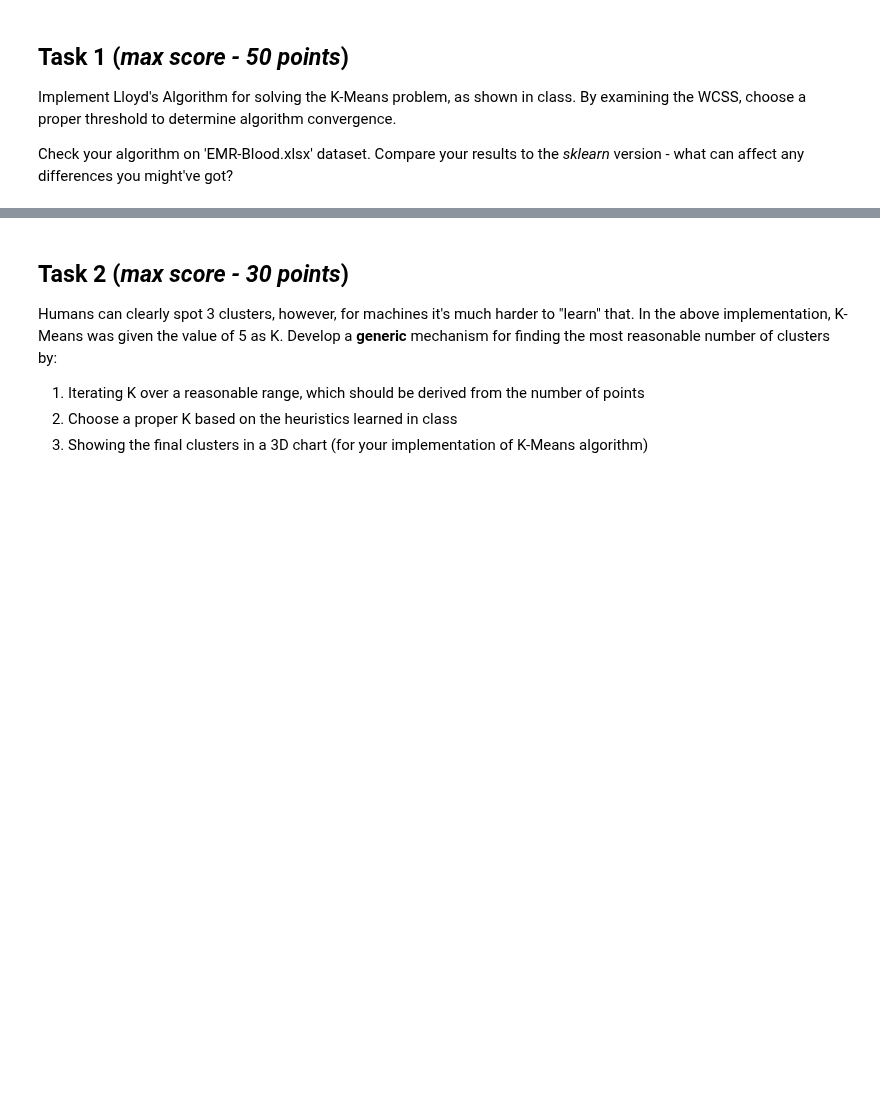
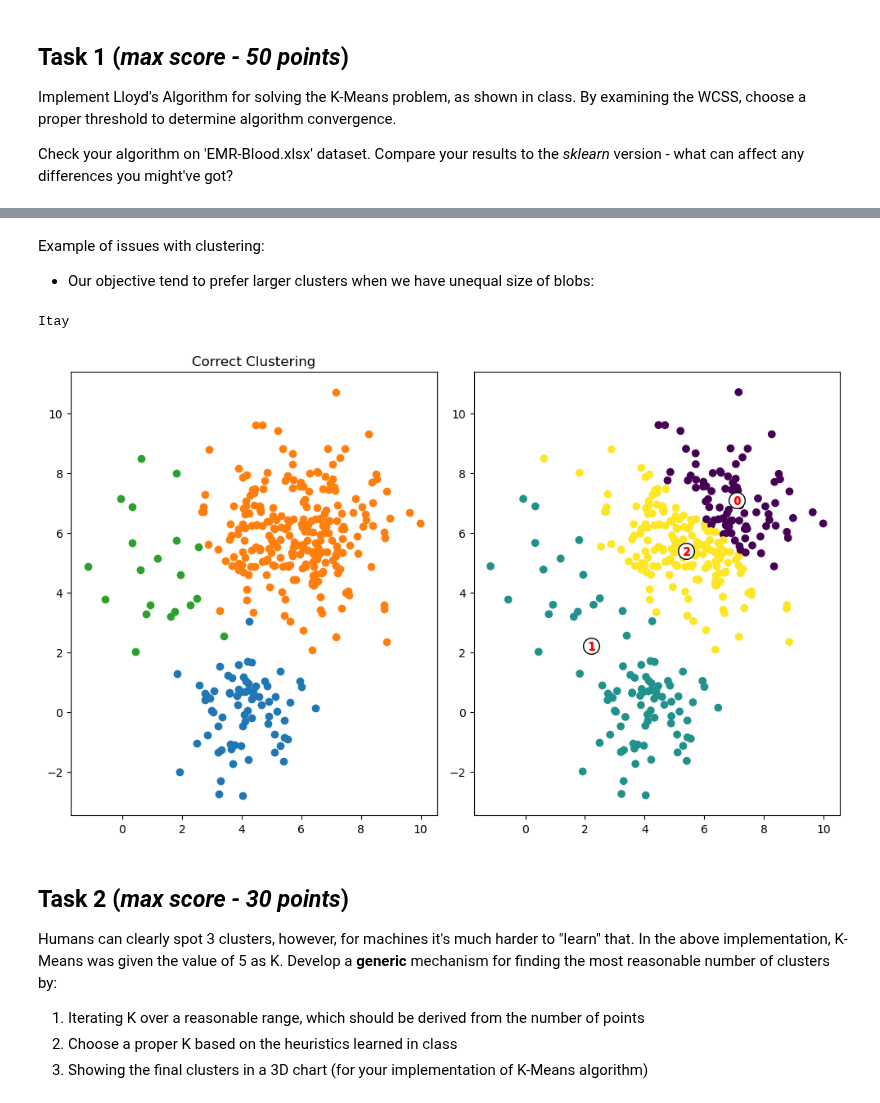
Before and after one commit to tryko/y_data_Itay_asaf_, a Jupyter notebook: Unsupervised_Learning/week_1/HW1_Clustering_Itay.ipynb, the cells around one changed output, grey strips where cells are left out. Drawn from its saved outputs; the diff is of its cells as text; code cells hidden in the pictures; blank space fills up the shorter version.

```diff
--- a/Unsupervised_Learning/week_1/HW1_Clustering_Itay.ipynb
+++ b/Unsupervised_Learning/week_1/HW1_Clustering_Itay.ipynb
@@ -273,0 +203,38 @@ Asaf
+# %% [markdown]
+Example of issues with clustering:
+
+* Our objective tend to prefer larger clusters when we
+have unequal size of blobs:
+# %%
+# Create data from three different multivariate distributions
+# Taken from here: https://towardsdatascience.com/k-means-clustering-algorithm-applications-evaluation-methods-and-drawbacks-aa03e644b48a
+
+X_1 = np.random.multivariate_normal(mean=[4, 0], cov=[[1, 0], [0, 1]], size=75)
+X_2 = np.random.multivariate_normal(mean=[6, 6], cov=[[2, 0], [0, 2]], size=250)
+X_3 = np.random.multivariate_normal(mean=[1, 5], cov=[[1, 0], [0, 2]], size=20)
+df = np.concatenate([X_1, X_2, X_3])
+
+# Run kmeans
+km = K_means(k=3)
+km.fit(df)
+labels = km.predict(df)
+centroids = km.centroids
+
+# Plot the data
+fig, ax = plt.subplots(1, 2, figsize=(10, 10))
+ax[0].scatter(X_1[:, 0], X_1[:, 1])
+ax[0].scatter(X_2[:, 0], X_2[:, 1])
+ax[0].scatter(X_3[:, 0], X_3[:, 1])
+ax[0].set_title('Correct Clustering')
+ax[0].set_aspect('equal')
+ax[1].scatter(df[:, 0], df[:, 1], c=labels)
+ax[1].scatter(centroids[:, 0], centroids[:, 1], marker='o',
+                c="white", alpha=1, s=200, edgecolor='k')
+for i, c in enumerate(centroids):
+    ax[1].scatter(c[0], c[1], marker='$%d$' % i, s=50, alpha=1, edgecolor='r')
+ax[1].set_aspect('equal')
+ax[1].set_title('')
+plt.tight_layout()
+# %% [output]
+Itay
+[figure, added]
```
Also changed, not shown: parts of 7 cells of this notebook, 1 other file.
